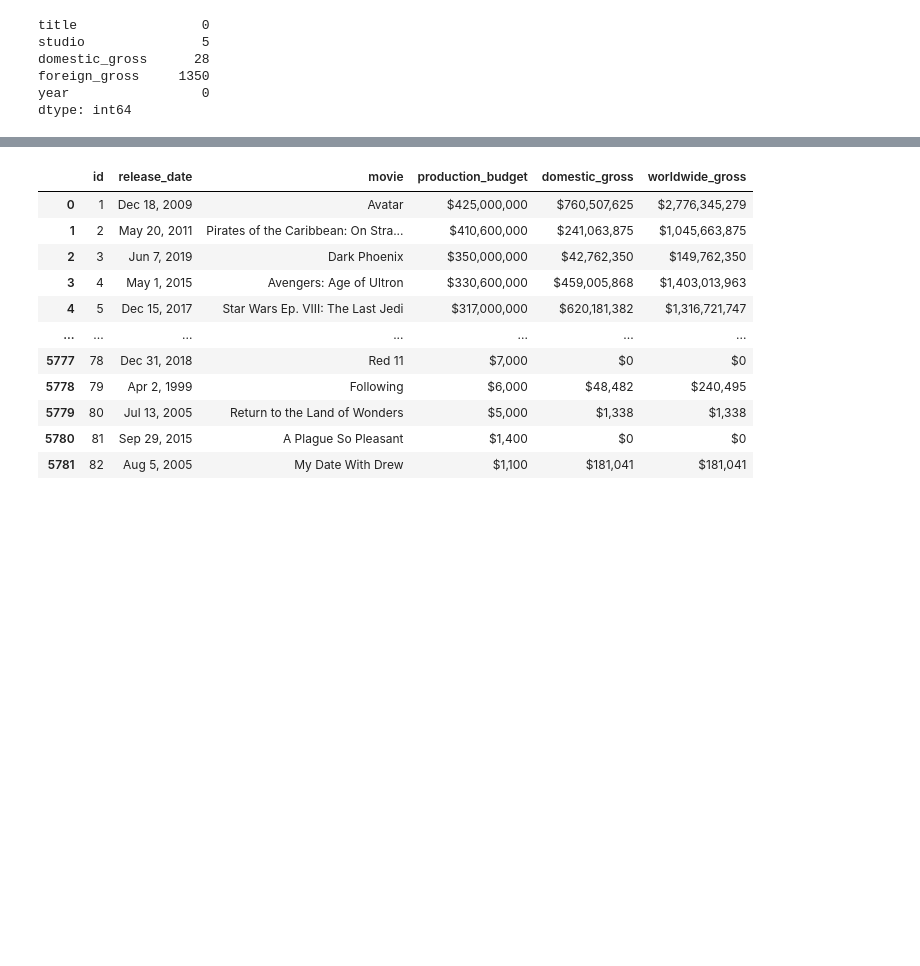
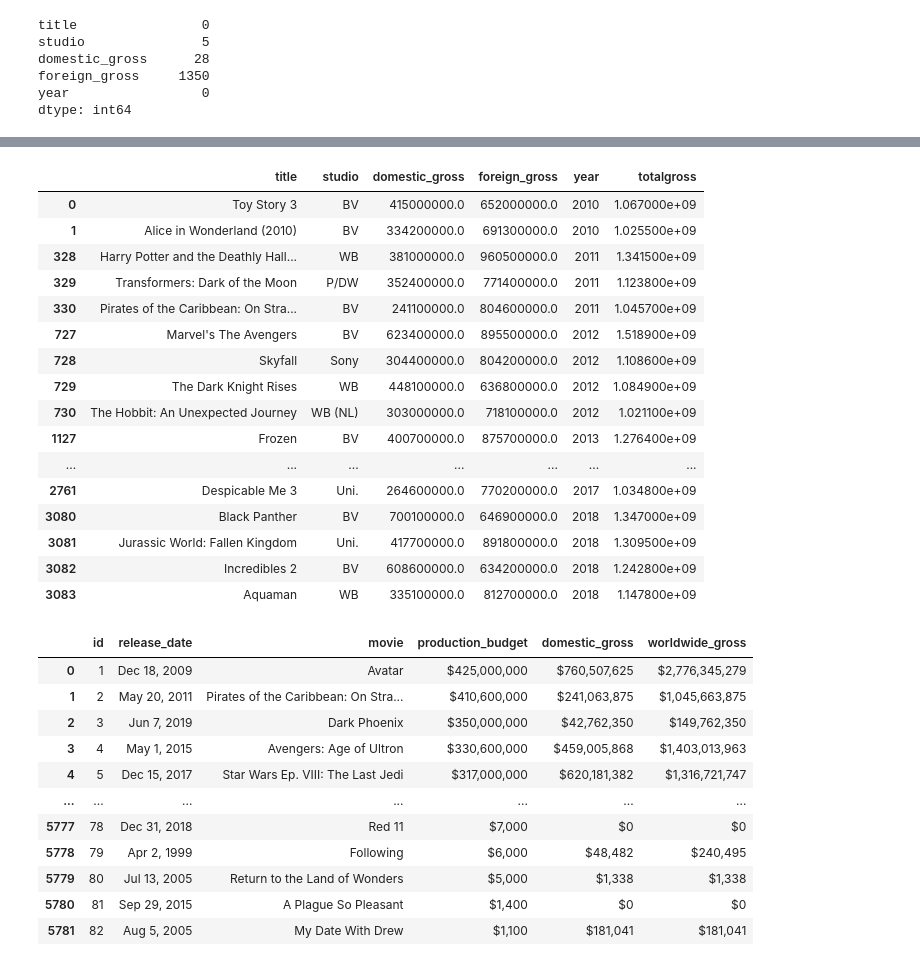
Before and after one commit to Firdosamohamed/dsc-phase-1-project--film-industry-analysis, a Jupyter notebook: student.ipynb, the cells around one changed output, grey strips where cells are left out. Cells and saved outputs as stored; diff of their text form; code cells hidden in the pictures; blank space fills up the shorter version.

```diff
--- a/student.ipynb
+++ b/student.ipynb
@@ -110,3 +142,24 @@ dtype: int64
+# %%
+bom_movie_df = bom_movie_df[bom_movie_df['totalgross'] > 1000000000] # filtering the dataset to only the domestic gross above $100000000
+bom_movie_df
+# %% [output]
+|  | title | studio | domestic_gross | foreign_gross | year | totalgross |
+| 0 | Toy Story 3 | BV | 415000000.0 | 652000000.0 | 2010 | 1.067000e+09 |
+| 1 | Alice in Wonderland (2010) | BV | 334200000.0 | 691300000.0 | 2010 | 1.025500e+09 |
+| 328 | Harry Potter and the Deathly Hall... | WB | 381000000.0 | 960500000.0 | 2011 | 1.341500e+09 |
+| 329 | Transformers: Dark of the Moon | P/DW | 352400000.0 | 771400000.0 | 2011 | 1.123800e+09 |
+| 330 | Pirates of the Caribbean: On Stra... | BV | 241100000.0 | 804600000.0 | 2011 | 1.045700e+09 |
+| 727 | Marvel's The Avengers | BV | 623400000.0 | 895500000.0 | 2012 | 1.518900e+09 |
+| 728 | Skyfall | Sony | 304400000.0 | 804200000.0 | 2012 | 1.108600e+09 |
+| 729 | The Dark Knight Rises | WB | 448100000.0 | 636800000.0 | 2012 | 1.084900e+09 |
+| 730 | The Hobbit: An Unexpected Journey | WB (NL) | 303000000.0 | 718100000.0 | 2012 | 1.021100e+09 |
+| 1127 | Frozen | BV | 400700000.0 | 875700000.0 | 2013 | 1.276400e+09 |
+| ... | ... | ... | ... | ... | ... | ... |
+| 2761 | Despicable Me 3 | Uni. | 264600000.0 | 770200000.0 | 2017 | 1.034800e+09 |
+| 3080 | Black Panther | BV | 700100000.0 | 646900000.0 | 2018 | 1.347000e+09 |
+| 3081 | Jurassic World: Fallen Kingdom | Uni. | 417700000.0 | 891800000.0 | 2018 | 1.309500e+09 |
+| 3082 | Incredibles 2 | BV | 608600000.0 | 634200000.0 | 2018 | 1.242800e+09 |
+| 3083 | Aquaman | WB | 335100000.0 | 812700000.0 | 2018 | 1.147800e+09 |
 # %%
 tn_movies_budget_df =pd.read_csv ("C:\\Users\\Adan\\Documents\\GitHub\\dsc-phase-1-project--film-industry-analysis\\zippedData\\tn.movie_budgets.csv.gz")
 tn_movies_budget_df
```
Also changed, not shown: parts of 9 cells of this notebook.
